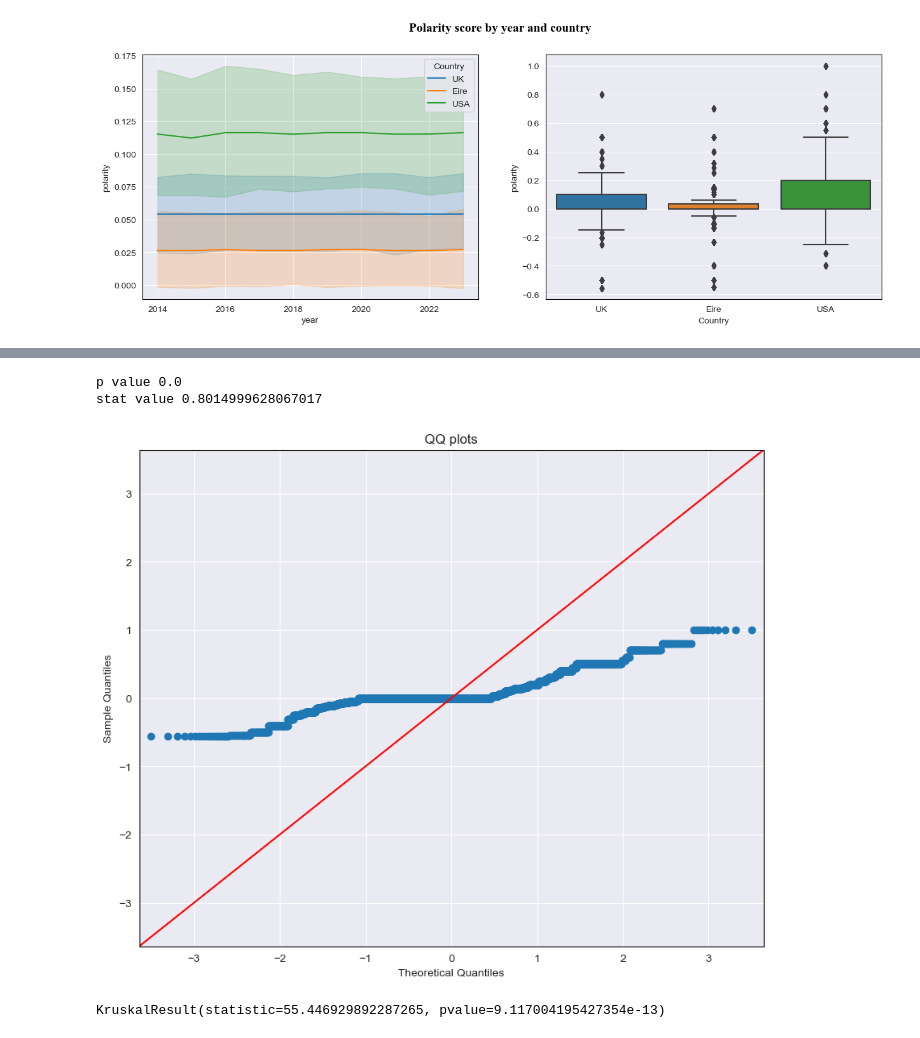
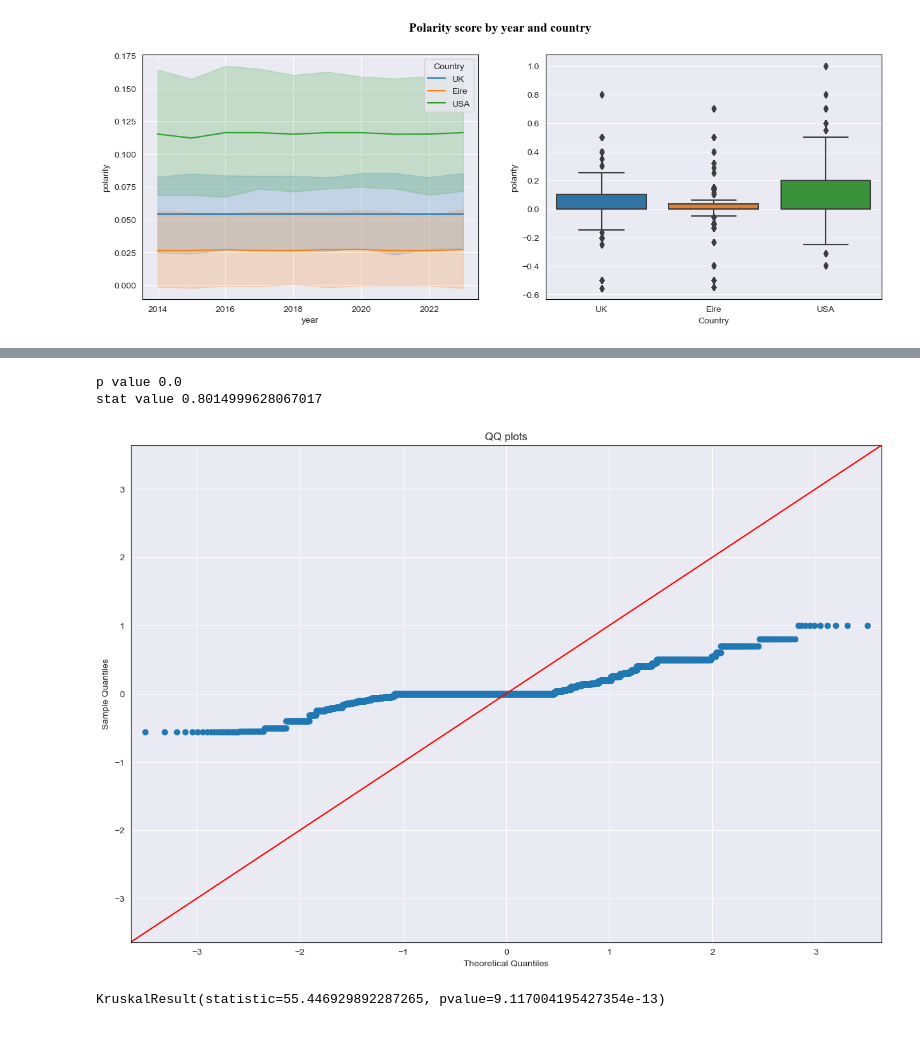
Before and after one commit to alexCCTcollege/CA-2, a Jupyter notebook: Code.ipynb, the cells around one changed output, grey strips where cells are left out. Cells and saved outputs as stored; diff of their text form; code cells hidden in the pictures.

```diff
--- a/Code.ipynb
+++ b/Code.ipynb
@@ -215,12 +347,16 @@ sns.boxplot(y= 'polarity',data=headlines,x='Country',ax=ax[1])
 # %%
-plt.rc('figure', figsize=(10, 8))
+_E = headlines[headlines['Country']=='Eire']
+_Uk = headlines[headlines['Country']=='USA']
+_US = headlines[headlines['Country']=='UK']
+
+plt.rc('figure', figsize=(15, 10))
 fig = sm.qqplot(headlines['polarity'], line='45')
 plt.title('QQ plots')
 stat, p = shapiro(headlines['polarity'])
 print('p value ' + str(p))
 print('stat value ' + str(stat))
 # %% [output]
 p value 0.0
 stat value 0.8014999628067017
-[figure, old version]
+[figure, new version]
 # %%
```
Also changed, not shown: parts of 28 cells of this notebook.
